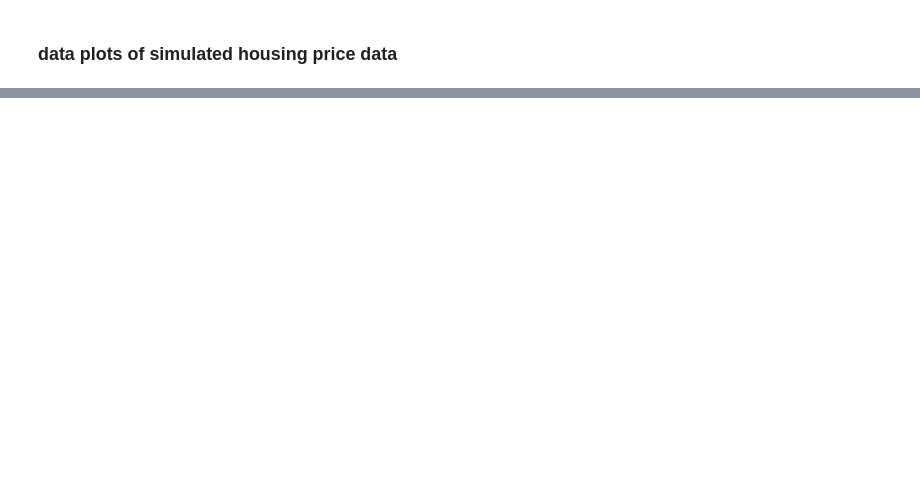
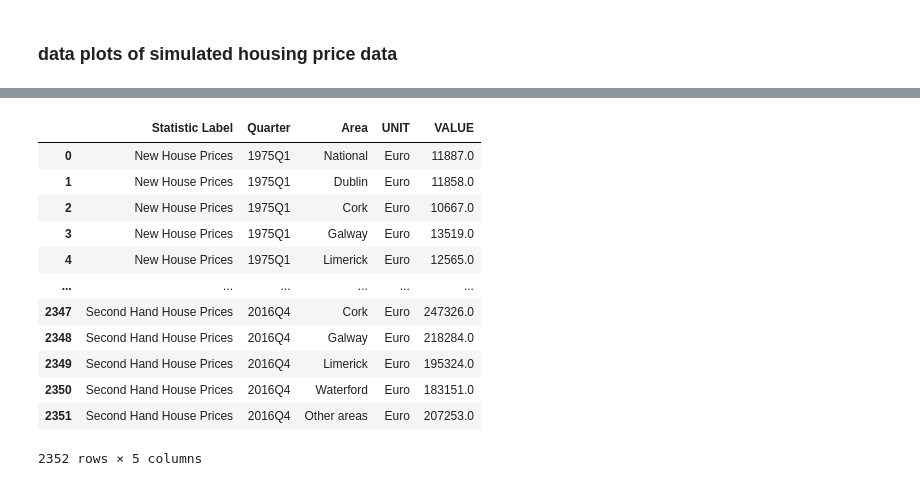
Before and after one commit to shanekeenan/prog_data_analysis, a Jupyter notebook: project1/project1.ipynb, the cells around one changed output, grey strips where cells are left out. Drawn from its saved outputs; the diff is of its cells as text; code cells hidden in the pictures; blank space fills up the shorter version.

```diff
--- a/project1/project1.ipynb
+++ b/project1/project1.ipynb
@@ -206,4 +206,5 @@ import the data sets from CSO.ie
 # %%
 
-
 real_intra = pd.read_csv('C:\\Users\shane\\Desktop\\HDip in Data Analytics\\Semester 2\\Programming for Data Analysis\\prog_data_analysis\\project1\\interest_rates.csv', names = ['date', 'r_intra'])
+real_price = pd.read_csv('C:\\Users\shane\\Desktop\\HDip in Data Analytics\\Semester 2\\Programming for Data Analysis\\prog_data_analysis\\project1\\house_prices.csv')
+real_pop = pd.read_csv('C:\\Users\shane\\Desktop\\HDip in Data Analytics\\Semester 2\\Programming for Data Analysis\\prog_data_analysis\\project1\\population.csv')
@@ -247,0 +248,16 @@ result
+# %%
+real_price
+# %% [output]
+|  | Statistic Label | Quarter | Area | UNIT | VALUE |
+| 0 | New House Prices | 1975Q1 | National | Euro | 11887.0 |
+| 1 | New House Prices | 1975Q1 | Dublin | Euro | 11858.0 |
+| 2 | New House Prices | 1975Q1 | Cork | Euro | 10667.0 |
+| 3 | New House Prices | 1975Q1 | Galway | Euro | 13519.0 |
+| 4 | New House Prices | 1975Q1 | Limerick | Euro | 12565.0 |
+| ... | ... | ... | ... | ... | ... |
+| 2347 | Second Hand House Prices | 2016Q4 | Cork | Euro | 247326.0 |
+| 2348 | Second Hand House Prices | 2016Q4 | Galway | Euro | 218284.0 |
+| 2349 | Second Hand House Prices | 2016Q4 | Limerick | Euro | 195324.0 |
+| 2350 | Second Hand House Prices | 2016Q4 | Waterford | Euro | 183151.0 |
+| 2351 | Second Hand House Prices | 2016Q4 | Other areas | Euro | 207253.0 |
+2352 rows × 5 columns
```
Also changed, not shown: parts of 19 cells of this notebook, 2 other files.
